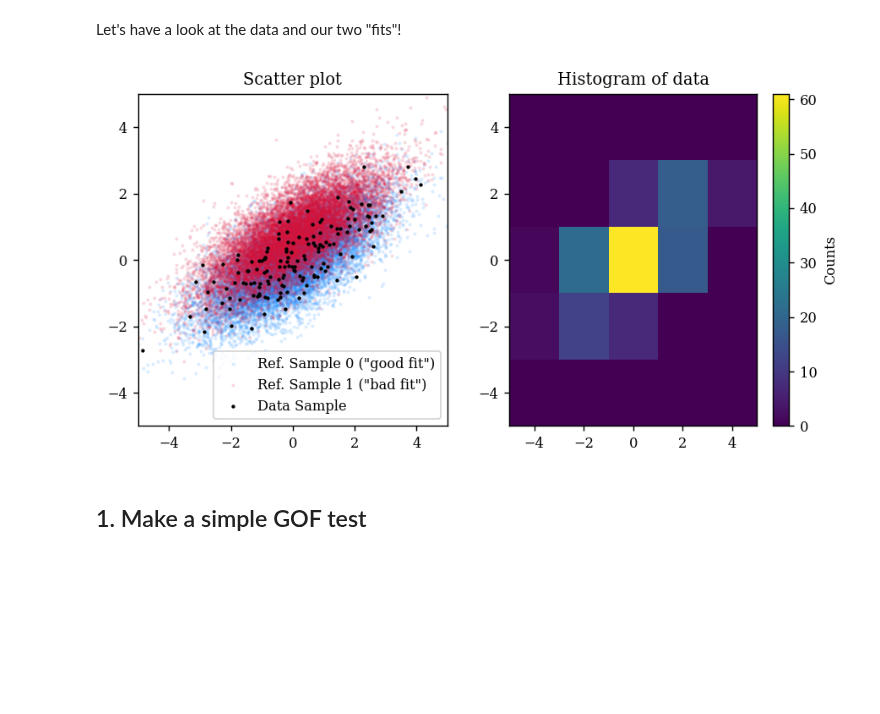
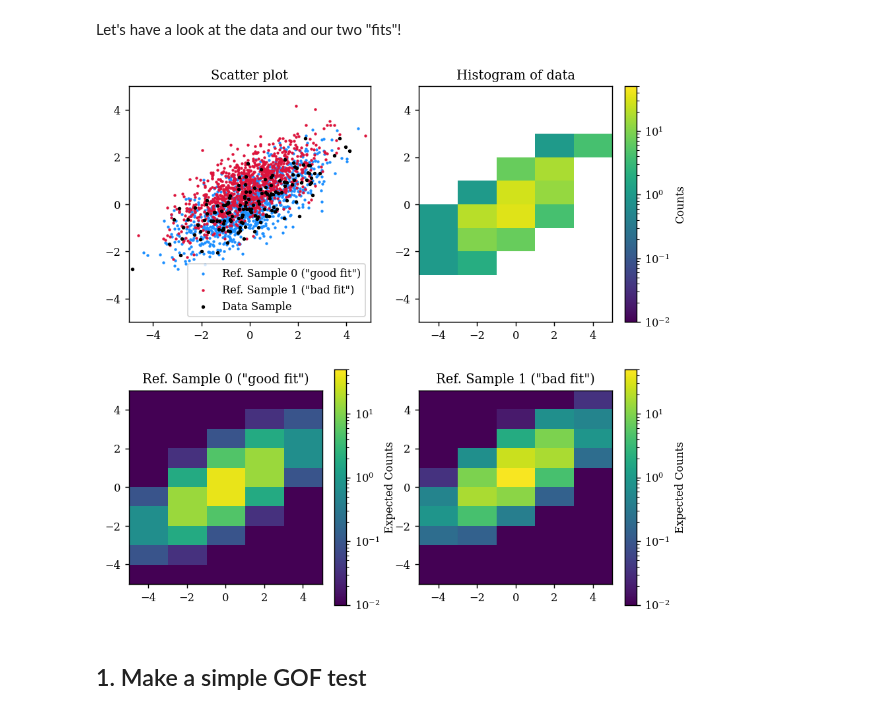
Before and after one commit to XENONnT/GOFevaluation, a Jupyter notebook: gofevaluation_tutorial.ipynb, the cells around one changed output. Cells and saved outputs as stored; diff of their text form; code cells hidden in the pictures; blank space fills up the shorter version.

Commit message:
Fix bug ind binned data

```diff
--- a/gofevaluation_tutorial.ipynb
+++ b/gofevaluation_tutorial.ipynb
@@ -45,53 +45,66 @@ reference_sample_0 = ref_model_0.rvs(n_data_sample*100, random_state=41)
 reference_sample_1 = ref_model_1.rvs(n_data_sample*100, random_state=42)
 
 # Bin Data & Reference
-bin_edges = np.array([np.linspace(-5, 5, 6)]*2)
-bin_center_pts = np.array([(bin_edges[0][:-1] + bin_edges[0][1:]) / 2,
-(bin_edges[1][:-1] + bin_edges[1][1:]) / 2])
-x, y = np.meshgrid(bin_center_pts[0], bin_center_pts[1])
-bin_centers = np.vstack([x.reshape(-1), y.reshape(-1)]).T
+bin_edges = [np.linspace(-5, 5, 6), np.linspace(-5, 5, 11)]
 
-#binned_reference_0, _ = np.histogramdd(reference_sample_0, bins=bin_edges)
-#binned_reference_1, _ = np.histogramdd(reference_sample_1, bins=bin_edges)
+x, y = np.meshgrid((bin_edges[0][:-1] + bin_edges[0][1:]) / 2,
+                   (bin_edges[1][:-1] + bin_edges[1][1:]) / 2)
+bin_centers = np.stack((x, y), axis=2)
+
 binned_data, _ = np.histogramdd(data_sample, bins=bin_edges)
 
 # expectations:
 n_expectations = n_data_sample
 
-pdf_0 = ref_model_0.pdf(bin_centers)
+pdf_0 = ref_model_0.pdf(bin_centers).T
 pdf_0 /= np.sum(pdf_0)
-pdf_0 = pdf_0.reshape(np.shape(binned_data))
 expectations_0 = pdf_0 * n_expectations
 
-pdf_1 = ref_model_1.pdf(bin_centers)
+pdf_1 = ref_model_1.pdf(bin_centers).T
 pdf_1 /= np.sum(pdf_1)
-pdf_1 = pdf_1.reshape(np.shape(binned_data))
 expectations_1 = pdf_1 * n_expectations
 # %% [markdown]
 Let's have a look at the data and our two "fits"!
 # %%
-fig, axes = plt.subplots(1, 2, figsize=(8, 4))
+fig, axes = plt.subplots(2, 2, figsize=(8, 8))
 
-axes[0].scatter(reference_sample_0.T[0], reference_sample_0.T[1], s=2,
-                c='dodgerblue', alpha=.1, label='Ref. Sample 0 ("good fit")')
-axes[0].scatter(reference_sample_1.T[0], reference_sample_1.T[1], s=2,
-                c='crimson', alpha=.1, label='Ref. Sample 1 ("bad fit")')
-axes[0].scatter(data_sample.T[0], data_sample.T[1], s=2, c='k',
+# Only plot the first 1000 points from the reference samples for readibility
+axes[0][0].scatter(reference_sample_0.T[0][:1000], reference_sample_0.T[1][:1000],
+                s=2, c='dodgerblue', alpha=1, label='Ref. Sample 0 ("good fit")')
+axes[0][0].scatter(reference_sample_1.T[0][:1000], reference_sample_1.T[1][:1000],
+                s=2, c='crimson', alpha=1, label='Ref. Sample 1 ("bad fit")')
+axes[0][0].scatter(data_sample.T[0], data_sample.T[1], s=4, c='k',
                 label='Data Sample')
 
-h = axes[1].hist2d(data_sample.T[0], data_sample.T[1], bins=bin_edges)
-fig.colorbar(h[3], ax=axes[1], label='Counts')
-axes[0].legend()
-axes[0].set_title('Scatter plot')
-axes[1].set_title('Histogram of data')
+h = axes[0][1].hist2d(data_sample.T[0], data_sample.T[1], bins=bin_edges,
+                      norm=mpl.colors.LogNorm(vmin=1e-2, vmax=5e1))
+fig.colorbar(h[3], ax=axes[0][1], label='Counts')
 
-for ax in axes:
+h = axes[1][0].imshow(expectations_0.T[::-1], norm=mpl.colors.LogNorm(vmin=1e-2, vmax=5e1),
+              extent=[bin_edges[0].min(), bin_edges[0].max(),
+                      bin_edges[1].min(), bin_edges[1].max()])
+fig.colorbar(h, ax=axes[1][0], label='Expected Counts')
+
+h = axes[1][1].imshow(expectations_1.T[::-1], norm=mpl.colors.LogNorm(vmin=1e-2, vmax=5e1),
+              extent=[bin_edges[0].min(), bin_edges[0].max(),
+                      bin_edges[1].min(), bin_edges[1].max()])
+fig.colorbar(h, ax=axes[1][1], label='Expected Counts')
+
+lgnd = axes[0][0].legend()
+
+axes[0][0].set_title('Scatter plot')
+axes[0][1].set_title('Histogram of data')
+axes[1][0].set_title('Ref. Sample 0 ("good fit")')
+axes[1][1].set_title('Ref. Sample 1 ("bad fit")')
+# lgnd.legendHandles[0]._sizes = [6]
+# lgnd.legendHandles[1]._legmarker.set_markersize(6)
+for ax in axes[0]:
     ax.set_xlim(bin_edges[0].min(), bin_edges[0].max())
     ax.set_ylim(bin_edges[1].min(), bin_edges[1].max())
 
-plt.show()
+    plt.show()
 # %% [output]
-[figure, old version]
+[figure, new version]
 # %% [markdown]
 ## 1. Make a simple GOF test
 # %% [markdown]
```
Also changed, not shown: parts of 6 cells of this notebook.
